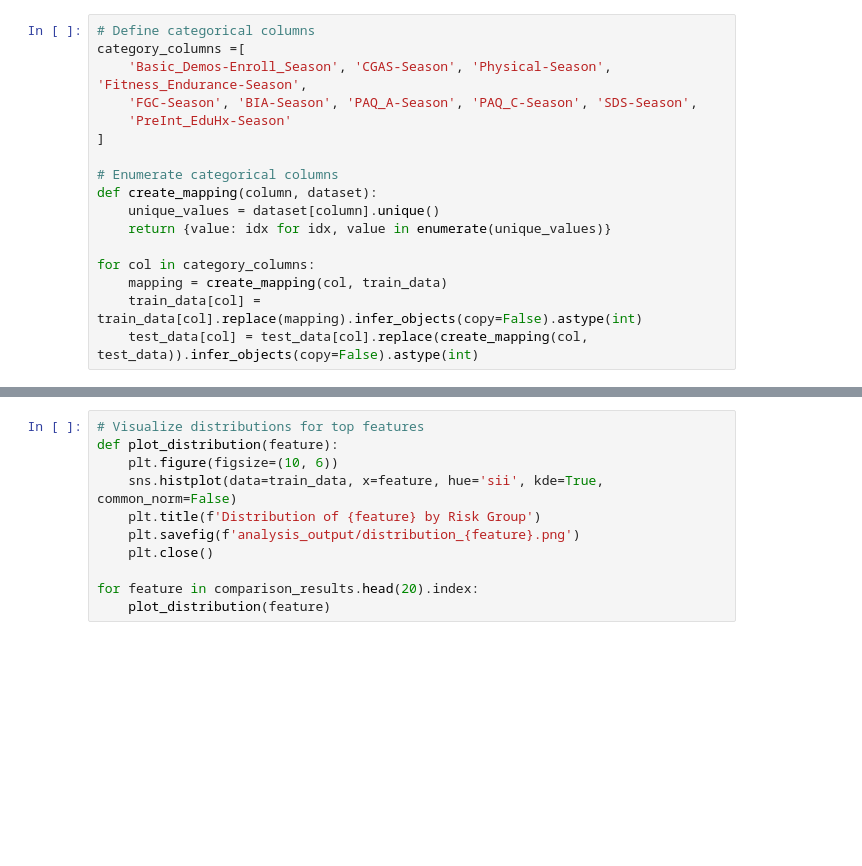
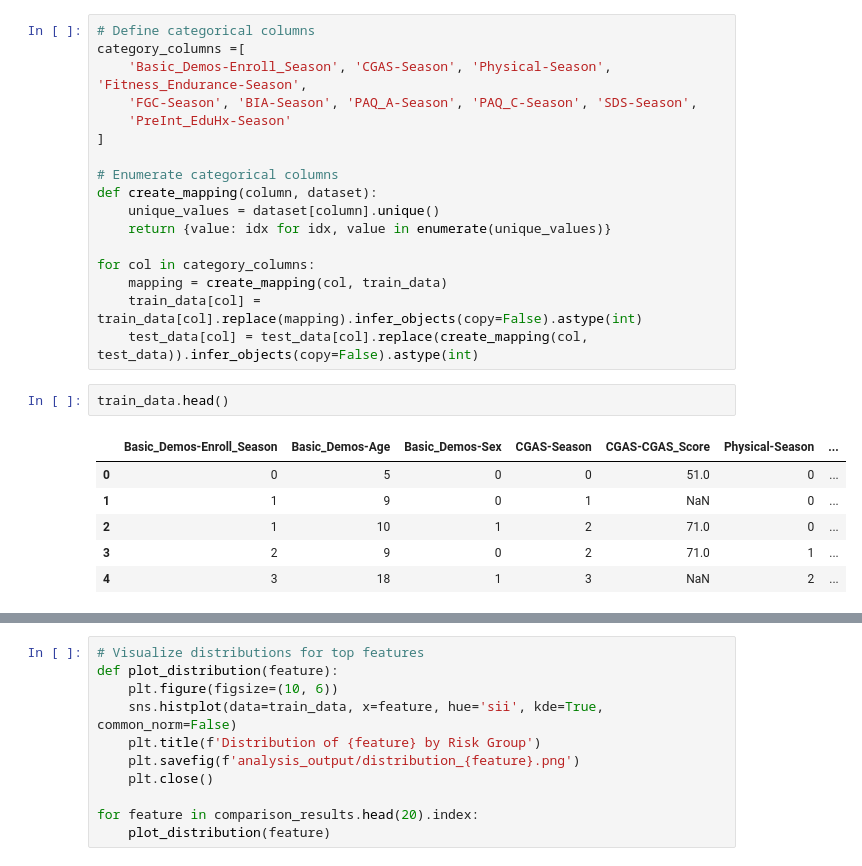
Before and after one commit to bonesclarke/Problematic-Internet-Use, a Jupyter notebook: problematic_internet_usage.ipynb, the cells around one changed output, grey strips where cells are left out. Cells and saved outputs as stored; diff of their text form; blank space fills up the shorter version.

```diff
--- a/problematic_internet_usage.ipynb
+++ b/problematic_internet_usage.ipynb
@@ -814,6 +816,15 @@ for col in category_columns:
     mapping = create_mapping(col, train_data)
     train_data[col] = train_data[col].replace(mapping).infer_objects(copy=False).astype(int)
     test_data[col] = test_data[col].replace(create_mapping(col, test_data)).infer_objects(copy=False).astype(int)
+# %%
+train_data.head()
+# %% [output]
+|  | Basic_Demos-Enroll_Season | Basic_Demos-Age | Basic_Demos-Sex | CGAS-Season | CGAS-CGAS_Score | Physical-Season | ... |
+| 0 | 0 | 5 | 0 | 0 | 51.0 | 0 | ... |
+| 1 | 1 | 9 | 0 | 1 | NaN | 0 | ... |
+| 2 | 1 | 10 | 1 | 2 | 71.0 | 0 | ... |
+| 3 | 2 | 9 | 0 | 2 | 71.0 | 1 | ... |
+| 4 | 3 | 18 | 1 | 3 | NaN | 2 | ... |
 # %%
 # High-risk vs. Low-risk analysis
 # Suppress RuntimeWarnings
```
Also changed, not shown: parts of 10 cells of this notebook, 10 other files.
